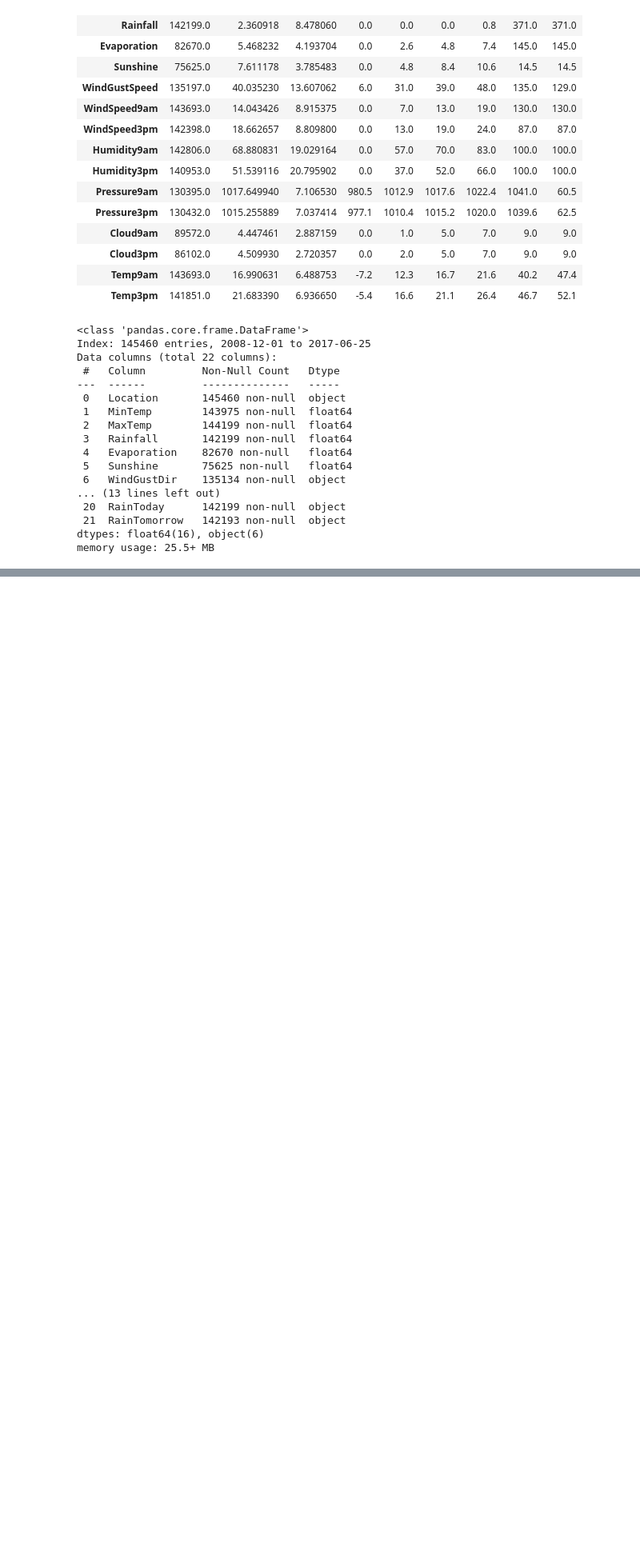
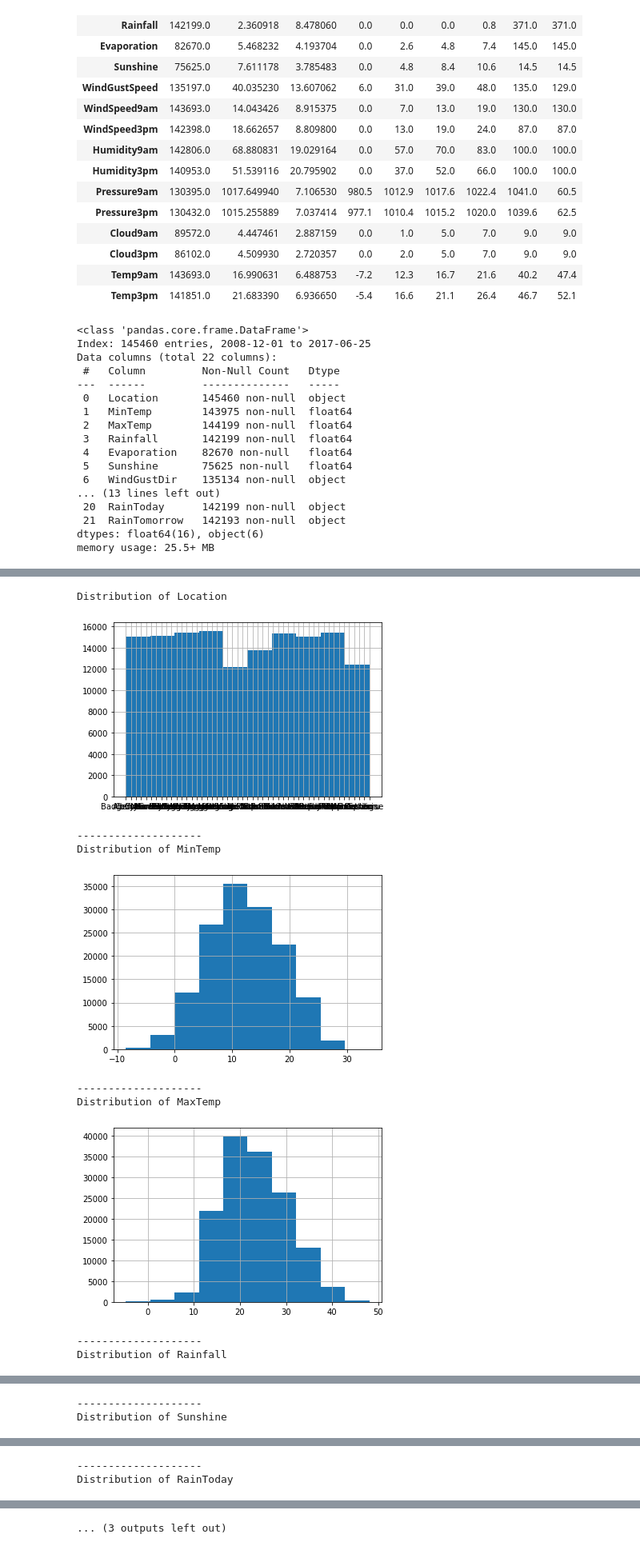
Before and after one commit to ForrestMccrosky/Rainfall_Australia, a Jupyter notebook: Australia_Rain_Rough.ipynb, the cells around one changed output, grey strips where cells are left out. Shown at 80% size. Saved outputs shown, nothing was run; the diff lists cells and outputs as text; code cells hidden in the pictures; blank space fills up the shorter version.

```diff
--- a/Australia_Rain_Rough.ipynb
+++ b/Australia_Rain_Rough.ipynb
@@ -107,0 +130,14 @@ memory usage: 25.5+ MB
+# %%
+## using our custom script funciton to look at distributions
+a.univariate_distributions(df)
+# %% [output]
+Distribution of Location
+[figure, added]
+--------------------
+Distribution of MinTemp
+[figure, added]
+--------------------
+Distribution of MaxTemp
+[figure, added]
+--------------------
+Distribution of Rainfall
@@ -107,0 +145,2 @@ memory usage: 25.5+ MB
+--------------------
+Distribution of Sunshine
@@ -107,0 +148,2 @@ memory usage: 25.5+ MB
+--------------------
+Distribution of RainToday
@@ -107,0 +151 @@ memory usage: 25.5+ MB
+... (3 outputs left out)
```
Also changed, not shown: parts of 24 cells of this notebook.
